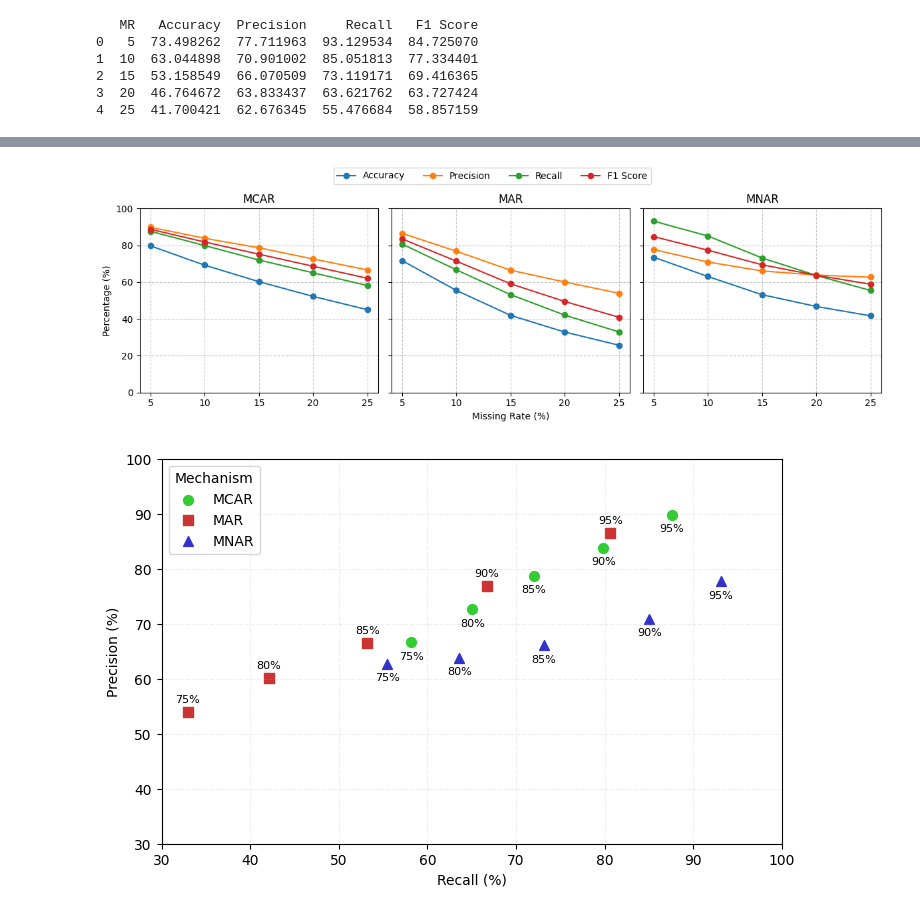
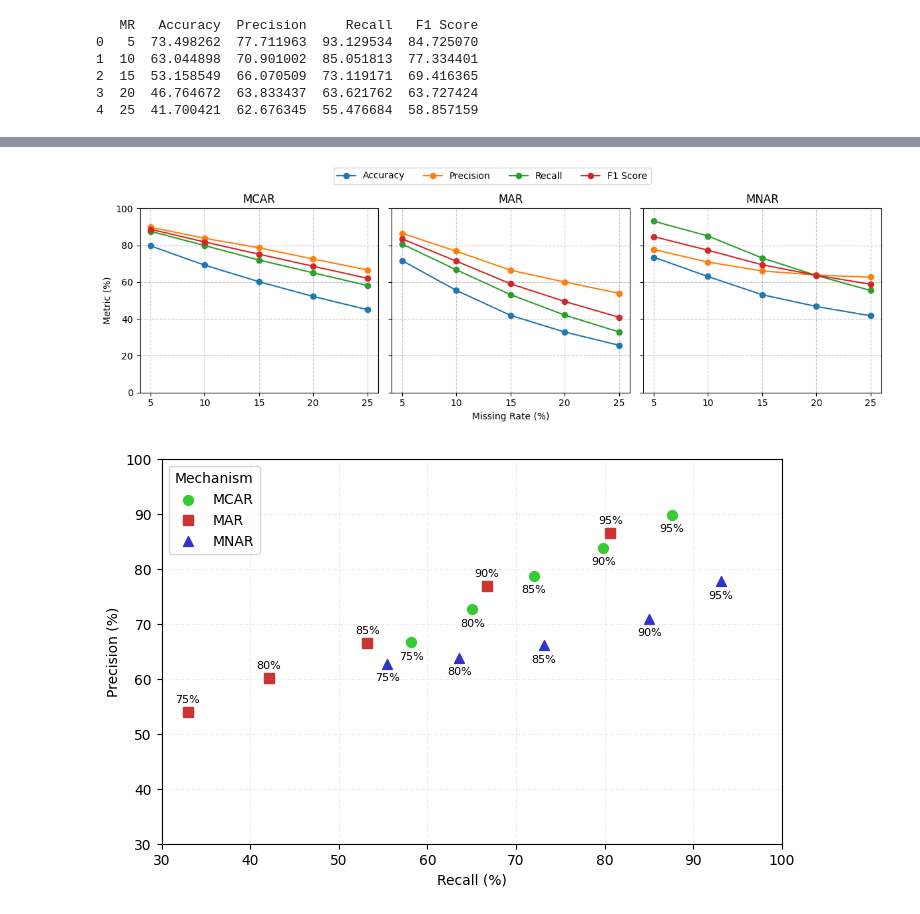
Before and after one commit to afonsoMatheus/Wearables-Offline-Analysis, a Jupyter notebook: Results/RHR/offline/offline_exploration.ipynb, the cells around one changed output, grey strips where cells are left out. Saved outputs shown, nothing was run; the diff lists cells and outputs as text; code cells hidden in the pictures.

```diff
--- a/Results/RHR/offline/offline_exploration.ipynb
+++ b/Results/RHR/offline/offline_exploration.ipynb
@@ -202,29 +344,29 @@ for mec in ['MCAR','MAR','MNAR']:
 # %%
 fig, axs = plt.subplots(1, 3, figsize=(12, 4), sharey=True)
 
 for idx, (mec_name, table) in enumerate(metrics_table_mec.items()):
     axs[idx].plot(table['MR'], table['Accuracy'], marker='o', label='Accuracy')
     axs[idx].plot(table['MR'], table['Precision'], marker='o', label='Precision')
     axs[idx].plot(table['MR'], table['Recall'], marker='o', label='Recall')
     axs[idx].plot(table['MR'], table['F1 Score'], marker='o', label='F1 Score')
     axs[idx].set_title(mec_name)
     axs[idx].set_ylim(0, 100)
     axs[idx].set_xticks(mr_values)
     if idx == 1:
         axs[idx].set_xlabel('Missing Rate (%)')
-    axs[idx].set_ylabel('Percentage (%)' if idx == 0 else "")
+    axs[idx].set_ylabel('Metric (%)' if idx == 0 else "")
     axs[idx].grid(True)
 
 # Apenas uma legenda centralizada acima dos subplots
 handles, labels = axs[0].get_legend_handles_labels()
 fig.legend(handles, labels, loc='upper center', ncol=4, fontsize=10)
 for ax in axs:
     ax.grid(True, linestyle='--', alpha=0.7)
 plt.tight_layout(rect=[0, 0, 1, 0.93])
 plt.savefig('metrics.png', dpi=300, bbox_inches='tight')
 plt.show()
 # %% [output]
-[figure, old version]
+[figure, new version]
 # %%
 plt.figure(figsize=(8, 5))
 colors = {'MCAR': (0.2, 0.8, 0.2), 'MAR': (0.8, 0.2, 0.2), 'MNAR': (0.2, 0.2, 0.8)}
```
Also changed, not shown: parts of 1 cell of this notebook, 1 other file.
